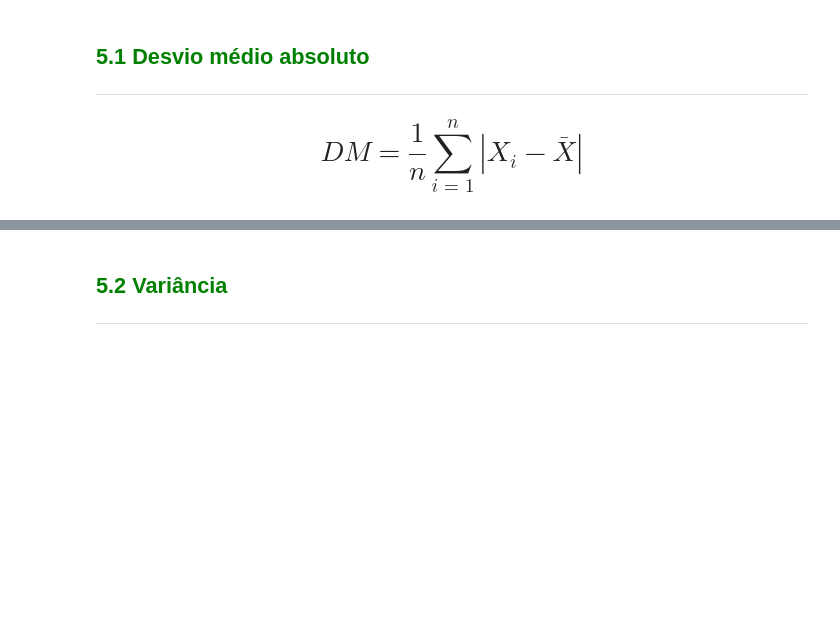
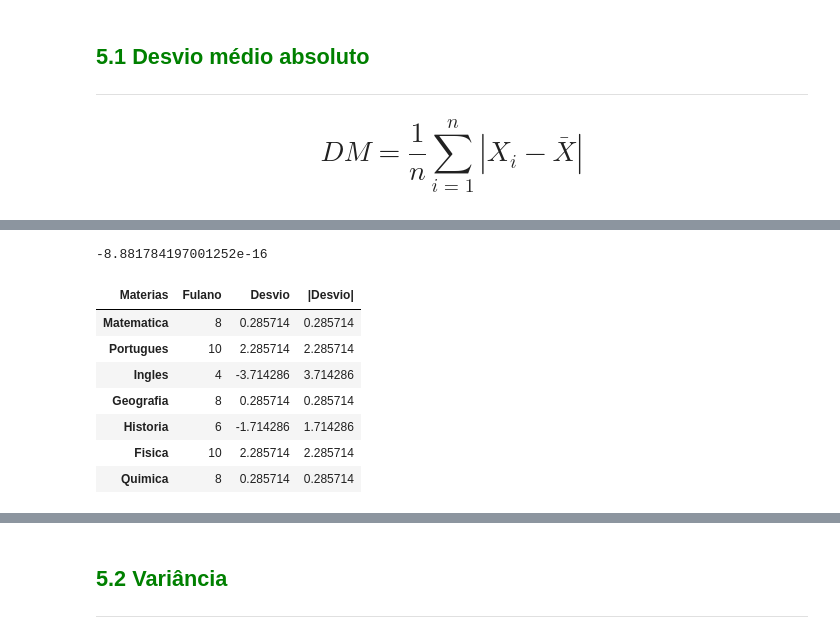
Before and after one commit to weslleysribeiro/python_statistics, a Jupyter notebook: Curso_de_Estatística_Parte_1.ipynb, the cells around one changed output, grey strips where cells are left out. Drawn from its saved outputs; the diff is of its cells as text; code cells hidden in the pictures; blank space fills up the shorter version.

```diff
--- a/Curso_de_Estatística_Parte_1.ipynb
+++ b/Curso_de_Estatística_Parte_1.ipynb
@@ -1054,0 +1110,16 @@ Embora as medidas de posição forneçam uma sumarização bastante importante d
+# %%
+notas_fulano['Desvio'].sum()
+# %% [output]
+-8.881784197001252e-16
+# %%
+notas_fulano['|Desvio|'] = notas_fulano['Desvio'].abs()
+notas_fulano
+# %% [output]
+| Materias | Fulano | Desvio | |Desvio| |
+| Matematica | 8 | 0.285714 | 0.285714 |
+| Portugues | 10 | 2.285714 | 2.285714 |
+| Ingles | 4 | -3.714286 | 3.714286 |
+| Geografia | 8 | 0.285714 | 0.285714 |
+| Historia | 6 | -1.714286 | 1.714286 |
+| Fisica | 10 | 2.285714 | 2.285714 |
+| Quimica | 8 | 0.285714 | 0.285714 |
```
Also changed, not shown: parts of 8 cells of this notebook.
